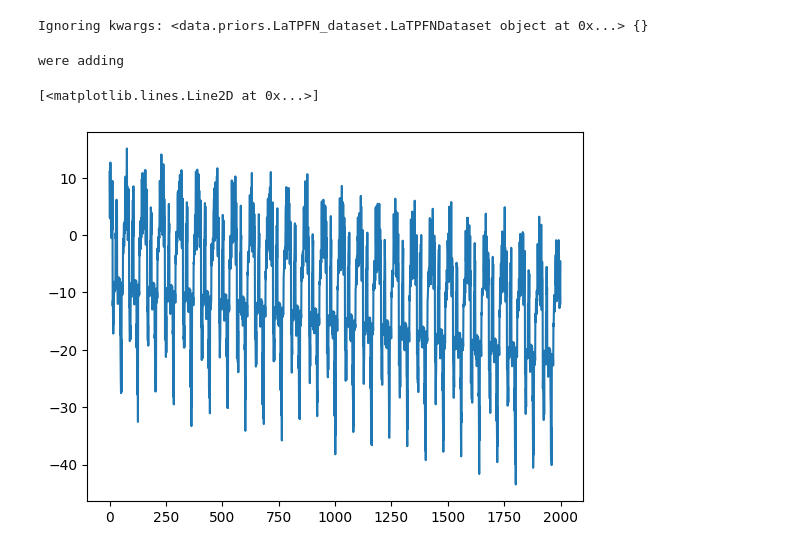
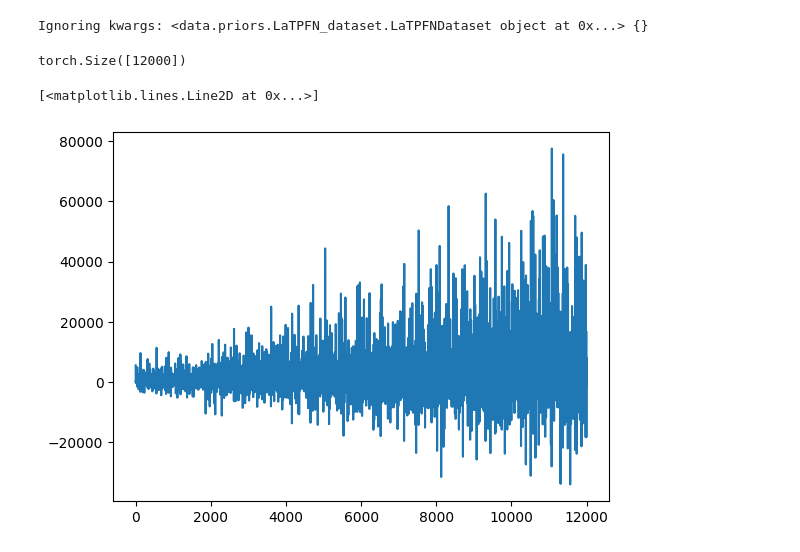
Before and after one commit to longthangvu/ts-project, a Jupyter notebook: training/notebooks/demo/synth_joseph.ipynb, the cells around one changed output. Saved outputs shown, nothing was run; the diff lists cells and outputs as text; code cells hidden in the pictures.

Commit message:
add multiplying noise and generation script in the notebooks

```diff
--- a/training/notebooks/demo/synth_joseph.ipynb
+++ b/training/notebooks/demo/synth_joseph.ipynb
@@ -294,16 +294,17 @@ def make_multiple_series(n_context: int, sequence_length: int, num_features: int
 # %%
 import matplotlib.pyplot as plt
 
 
 component_params = sample_from_hyperpriors()
 
 t, v, noise, trend, season = make_multiple_series(shape_config.n_context, shape_config.n_sequence, num_features=1, device=device, component_params=component_params, return_components=False, scale_noise=True)
-
-plt.plot(v[0,:].cpu())
+s = v[0,:] * noise[0,:]
+print(s.shape)
+plt.plot(s.cpu())
 # %% [output]
-were adding
+torch.Size([12000])
 [<matplotlib.lines.Line2D at 0x...>]
-[figure, old version]
+[figure, new version]
 # %%
 component_params
 # %% [output]
```
Also changed, not shown: parts of 6 cells of this notebook, 1 other file.
